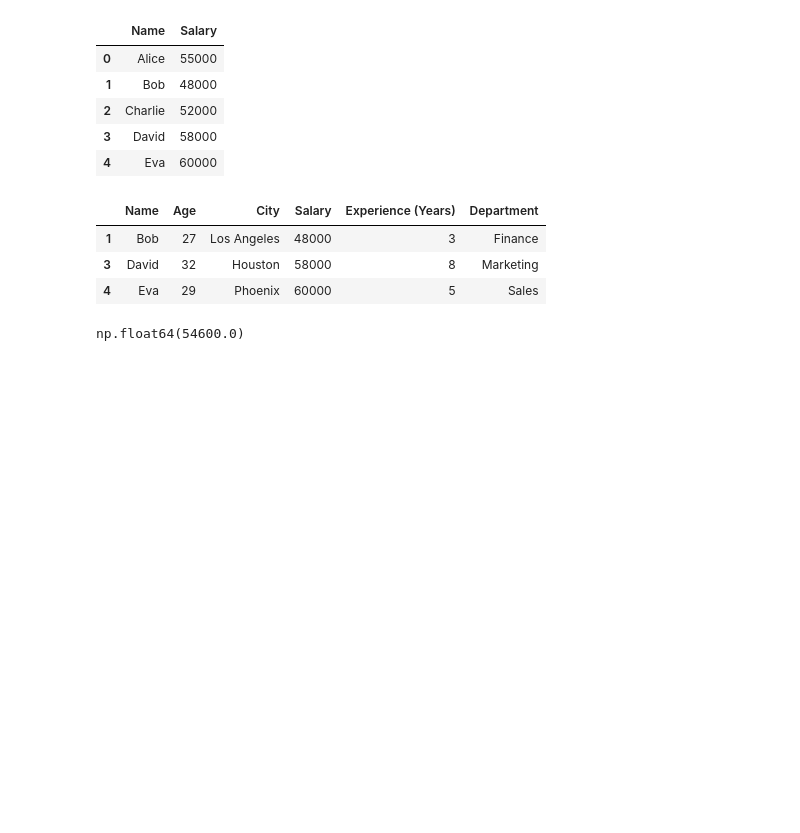
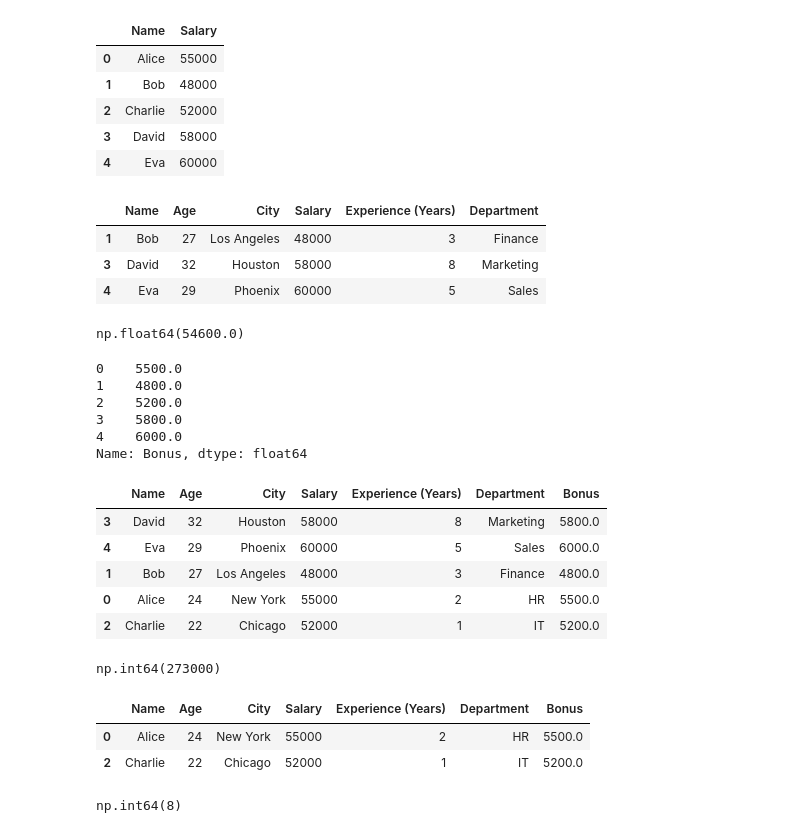
Before and after one commit to shivam-kumar3/Complete-Machine-Learning-NLP-Bootcamp-MLOPS-Deployment, a Jupyter notebook: Section 4 - Data Structures/pandu.ipynb, the cells around one changed output. Cells and saved outputs as stored; diff of their text form; code cells hidden in the pictures; blank space fills up the shorter version.

```diff
--- a/Section 4 - Data Structures/pandu.ipynb
+++ b/Section 4 - Data Structures/pandu.ipynb
@@ -154,3 +154,47 @@ df['Salary'].mean()
 np.float64(54600.0)
 # %%
 # add a new column, "Bonus," where the bonus is 10% of the salary for each employee?
+
+df['Bonus'] = df['Salary']*10/100
+# %%
+df['Bonus']
+# %% [output]
+0    5500.0
+1    4800.0
+2    5200.0
+3    5800.0
+4    6000.0
+Name: Bonus, dtype: float64
+# %%
+# Sort the DataFrame by "Experience (Years)" in descending order. How would you do that?
+
+df_sorted = df.sort_values(by='Experience (Years)',ascending=False)
+# %%
+df_sorted
+# %% [output]
+|  | Name | Age | City | Salary | Experience (Years) | Department | Bonus |
+| 3 | David | 32 | Houston | 58000 | 8 | Marketing | 5800.0 |
+| 4 | Eva | 29 | Phoenix | 60000 | 5 | Sales | 6000.0 |
+| 1 | Bob | 27 | Los Angeles | 48000 | 3 | Finance | 4800.0 |
+| 0 | Alice | 24 | New York | 55000 | 2 | HR | 5500.0 |
+| 2 | Charlie | 22 | Chicago | 52000 | 1 | IT | 5200.0 |
+# %%
+# What is the total salary paid to employees in the dataset?
+
+df['Salary'].sum()
+# %% [output]
+np.int64(273000)
+# %%
+# How would you filter the DataFrame to show employees who work in the "IT" or "HR" department?
+
+df[df['Department'].isin(['IT', 'HR'])]
+# %% [output]
+|  | Name | Age | City | Salary | Experience (Years) | Department | Bonus |
+| 0 | Alice | 24 | New York | 55000 | 2 | HR | 5500.0 |
+| 2 | Charlie | 22 | Chicago | 52000 | 1 | IT | 5200.0 |
+# %%
+# How would you find the maximum value of "Experience (Years)" in the DataFrame?
+
+df['Experience (Years)'].max()
+# %% [output]
+np.int64(8)
```
Also changed, not shown: parts of 18 cells of this notebook.
